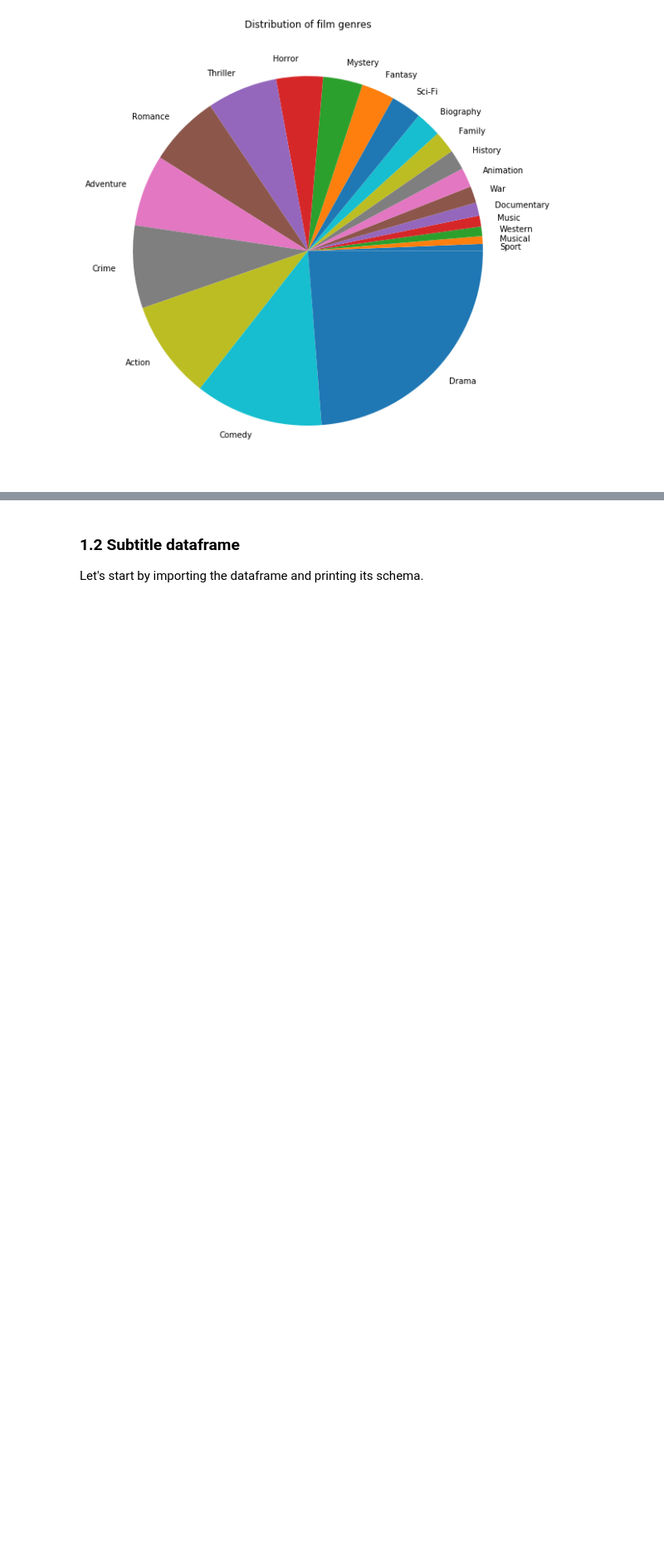
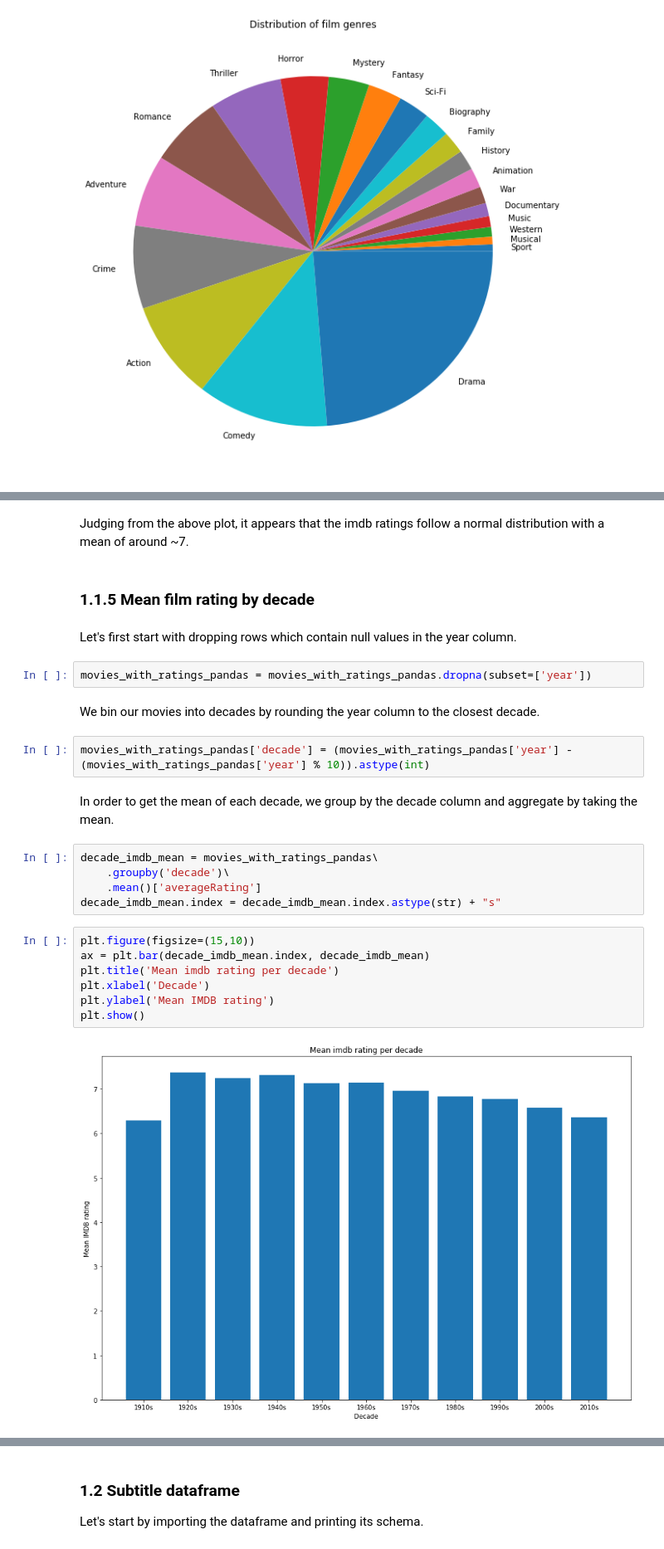
Before and after one commit to RobertInjac/ADA-Project-2018-OpenSubtitles, a Jupyter notebook: Project.ipynb, the cells around one changed output, grey strips where cells are left out. Shown: that part at 83% size. Saved outputs shown, nothing was run; the diff lists cells and outputs as text; blank space fills up the shorter version.

```diff
--- a/Project.ipynb
+++ b/Project.ipynb
@@ -525,0 +599,28 @@ plt.show()
+# %% [markdown]
+Judging from the above plot, it appears that the imdb ratings follow a normal distribution with a mean of around ~7.
+# %% [markdown]
+### 1.1.5 Mean film rating by decade
+# %% [markdown]
+Let's first start with dropping rows which contain null values in the year column.
+# %%
+movies_with_ratings_pandas = movies_with_ratings_pandas.dropna(subset=['year'])
+# %% [markdown]
+We bin our movies into decades by rounding the year column to the closest decade.
+# %%
+movies_with_ratings_pandas['decade'] = (movies_with_ratings_pandas['year'] - (movies_with_ratings_pandas['year'] % 10)).astype(int)
+# %% [markdown]
+In order to get the mean of each decade, we group by the decade column and aggregate by taking the mean.
+# %%
+decade_imdb_mean = movies_with_ratings_pandas\
+    .groupby('decade')\
+    .mean()['averageRating']
+decade_imdb_mean.index = decade_imdb_mean.index.astype(str) + "s"
+# %%
+plt.figure(figsize=(15,10))
+ax = plt.bar(decade_imdb_mean.index, decade_imdb_mean)
+plt.title('Mean imdb rating per decade')
+plt.xlabel('Decade')
+plt.ylabel('Mean IMDB rating')
+plt.show()
+# %% [output]
+[figure, added]
```
Also changed, not shown: parts of 58 cells of this notebook.
